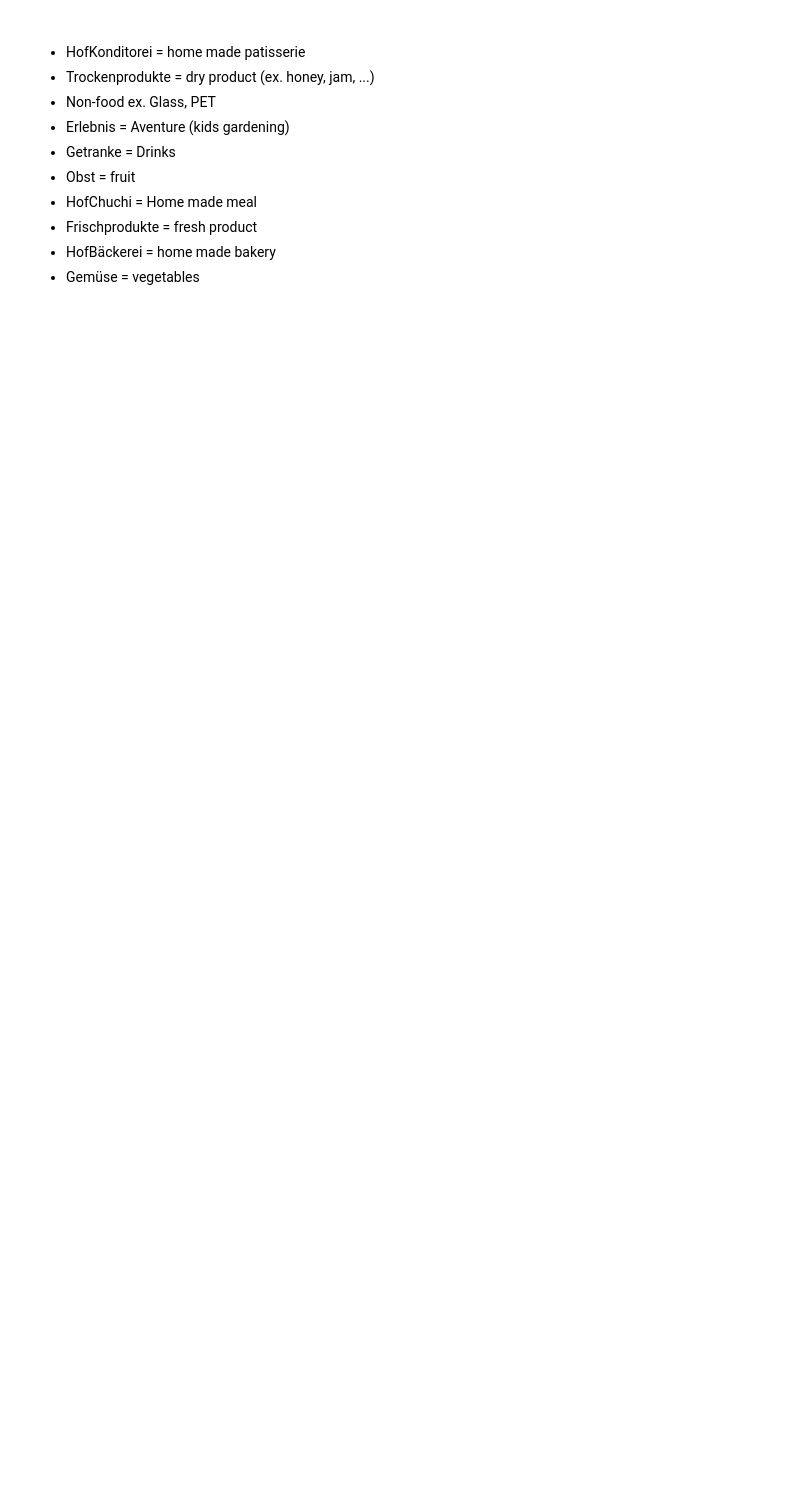
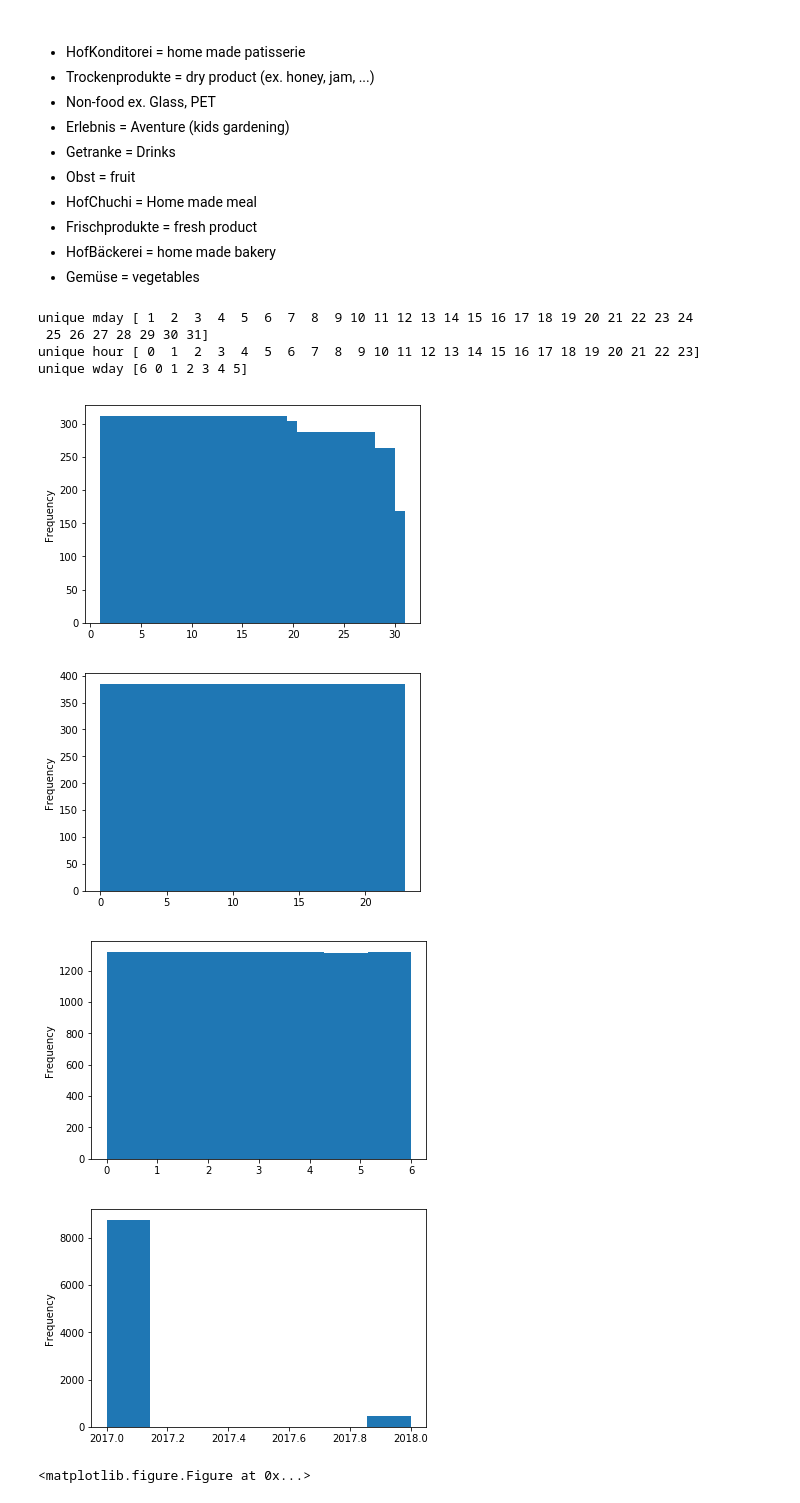
Before and after one commit to alafanechere/food-hackathon, a Jupyter notebook: dataset_preprocessing.ipynb, the cells around one changed output. Cells and saved outputs as stored; diff of their text form; code cells hidden in the pictures; blank space fills up the shorter version.

Commit message:
joined weather data

```diff
--- a/dataset_preprocessing.ipynb
+++ b/dataset_preprocessing.ipynb
@@ -28,0 +30,35 @@ res['mday'] = res['timestamp'].apply(lambda x: time.gmtime(x).tm_mday)
+# %%
+df_m = pd.read_csv('data/weather-data.csv',sep=';')
+
+# df_m.col
+
+df_m['wday'] = df_m['date'].apply(lambda x: time.gmtime(x).tm_wday)
+df_m['month'] = df_m['date'].apply(lambda x: time.gmtime(x).tm_mon)
+df_m['hour'] = df_m['date'].apply(lambda x: time.gmtime(x).tm_hour if time.gmtime(x).tm_min <= 30 else time.gmtime(x).tm_hour + 1)
+df_m['mday'] = df_m['date'].apply(lambda x: time.gmtime(x).tm_mday)
+df_m['year'] = df_m['date'].apply(lambda x: time.gmtime(x).tm_year)
+# %%
+def plot_date(df):
+    df.mday.plot.hist(bins=31)
+    plt.figure()
+    df.hour.plot.hist(bins=24)
+    plt.figure()
+    df.wday.plot.hist(bins=7)
+    plt.figure()
+    df.year.plot.hist(bins=7)
+    plt.figure()
+    print('unique mday',df.mday.unique())
+    print('unique hour',df.hour.unique())
+    print('unique wday',df.wday.unique())
+# %%
+plot_date(df_m)
+# %% [output]
+unique mday [ 1  2  3  4  5  6  7  8  9 10 11 12 13 14 15 16 17 18 19 20 21 22 23 24
+ 25 26 27 28 29 30 31]
+unique hour [ 0  1  2  3  4  5  6  7  8  9 10 11 12 13 14 15 16 17 18 19 20 21 22 23]
+unique wday [6 0 1 2 3 4 5]
+[figure, added]
+[figure, added]
+[figure, added]
+[figure, added]
+<matplotlib.figure.Figure at 0x...>
```
Also changed, not shown: parts of 4 cells of this notebook.
